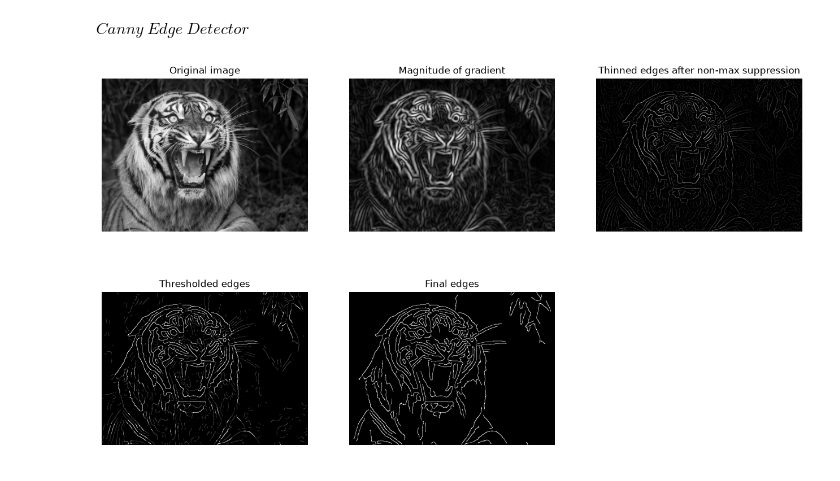
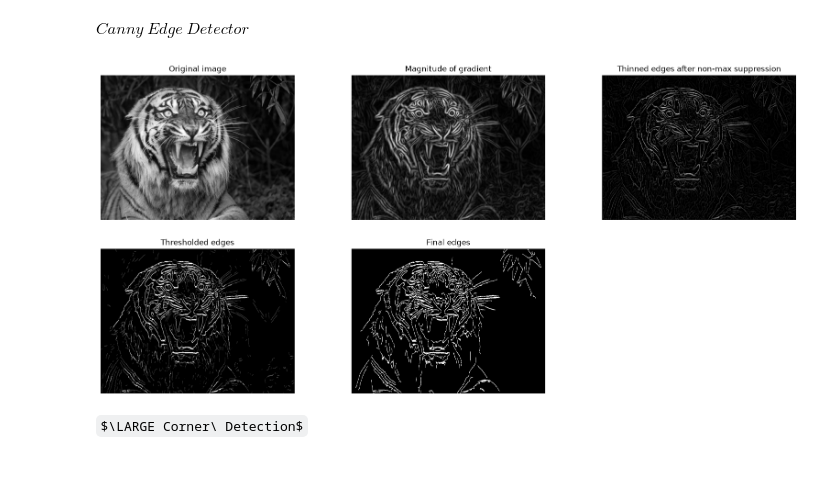
Before and after one commit to codingNR29/Image-processing, a Jupyter notebook: 04 Edges, Corners and Blobs.ipynb, the cells around one changed output. Cells and saved outputs as stored; diff of their text form; code cells hidden in the pictures; some formulas as TeX source.

Commit message:
Started corners

```diff
--- a/04 Edges, Corners and Blobs.ipynb
+++ b/04 Edges, Corners and Blobs.ipynb
@@ -132,15 +134,15 @@ $Canny\ Edge\ Detector$
 im_new = cv.imread('images/Tiger.jpg', cv.IMREAD_GRAYSCALE)
 assert im_new is not None
 
-sigma = 1.5
-x = np.arange(-3, 3.1, 0.5)
-y = np.arange(-3, 3.1, 0.5)
+sigma = 2
+x = np.arange(-5, 5.1, 1)
+y = np.arange(-5, 5.1, 1)
 
 x, y = np.meshgrid(x, y)
 
 # Gaussian function and derivatives
 g_xy = (1/(2*np.pi*sigma**2)) * np.exp(-(x**2 + y**2)/(2*sigma**2))
-d_y_g, d_x_g = np.gradient(g_xy)
+d_x_g, d_y_g = np.gradient(g_xy)
 
 #Filtering the image with derivative of Gaussian
 im_new_d_gaus_x = cv.filter2D(im_new, cv.CV_64F, d_x_g)
@@ -182,8 +184,8 @@ def NMS(magnitude_img, angle_img):
             if (0 <= angle < 22.5) or (157.5 <= angle <= 180):
 
                 #Declaring the neighbours
-                q = magnitude_img[i, j + 1]
-                r = magnitude_img[i, j - 1]
+                q = magnitude_img[i + 1, j]
+                r = magnitude_img[i + 1, j]
 
             #45 degrees
             elif 22.5 <= angle < 67.5:
@@ -196,15 +198,15 @@ def NMS(magnitude_img, angle_img):
             elif 67.5 <= angle < 112.5:
 
                 #Declaring the neighbours
-                q = magnitude_img[i - 1, j]
-                r = magnitude_img[i + 1, j]
+                q = magnitude_img[i , j + 1]
+                r = magnitude_img[i , j - 1]
 
             #135 degrees
             elif 112.5 <= angle < 157.5:
 
                 #Declaring the neighbours
-                q = magnitude_img[i - 1, j + 1]
-                r = magnitude_img[i + 1, j - 1]
+                q = magnitude_img[i + 1, j - 1]
+                r = magnitude_img[i - 1, j + 1]
 
 
             #Non Maximum Supression
@@ -287,32 +289,34 @@ def linking(thresholded_img, strong = 255, weak = 75):
                     edges[ni, nj] = strong
 
                     #Add to the queue
                     queue.append((ni, nj))
 
     return edges
 
 #Calling the linking function
 im_edgs = linking(im_thresh, strong, weak)
 
-fig, ax = plt.subplots(2, 3, figsize = (16, 9))
+fig, ax = plt.subplots(2, 3, figsize = (20, 9))
 ax[0, 0].imshow(im_new, cmap = 'grey', vmin = 0, vmax = 255)
 ax[0, 0].set_title("Original image")
 
 ax[0, 1].imshow(im_mag_norm, cmap = 'grey', vmin = 0, vmax = 255)
 ax[0, 1].set_title("Magnitude of gradient")
 
 ax[0, 2].imshow(im_nms, cmap = 'grey', vmin = 0, vmax = 255)
 ax[0, 2].set_title("Thinned edges after non-max suppression")
 
 ax[1, 0].imshow(im_thresh, cmap = 'grey', vmin = 0, vmax = 255)
 ax[1, 0].set_title("Thresholded edges")
 
 ax[1, 1].imshow(im_edgs, cmap = 'grey', vmin = 0, vmax = 255)
 ax[1, 1].set_title("Final edges")
 
 for a in ax.ravel():
     a.axis('off')
 
 plt.show()
 # %% [output]
-[figure, old version]
+[figure, new version]
+# %% [markdown]
+$\LARGE Corner\ Detection$
```
Also changed, not shown: parts of 1 cell of this notebook.
